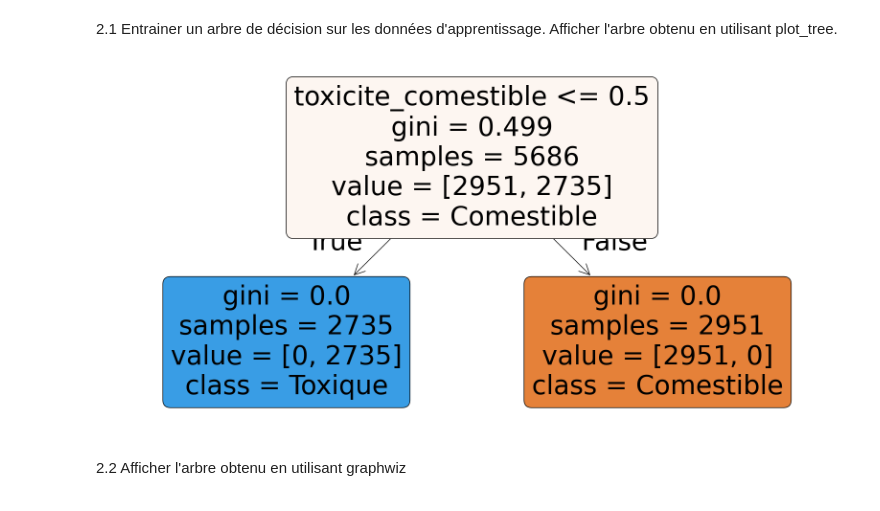
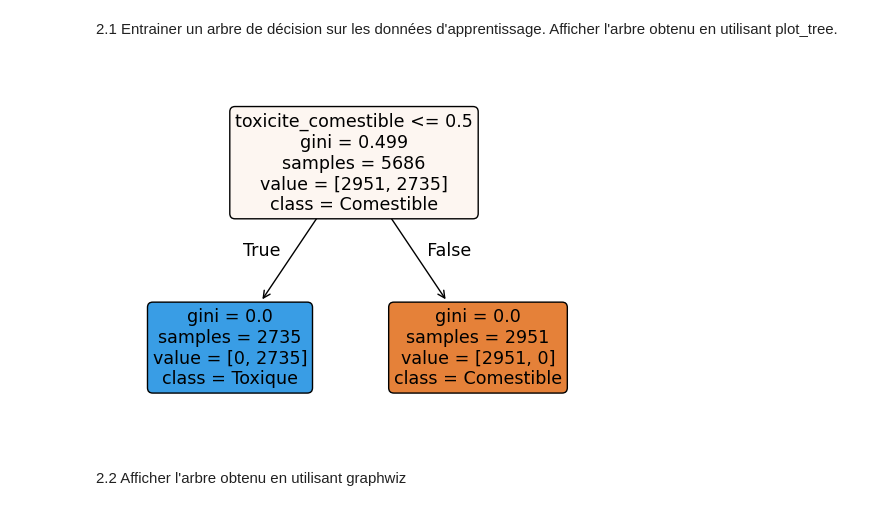
Before and after one commit to francoisloue/tp1_qualite_donnee, a Jupyter notebook: MachineLeaning/TP1_classification_champignons.ipynb, the cells around one changed output. Drawn from its saved outputs; the diff is of its cells as text; code cells hidden in the pictures.

```diff
--- a/MachineLeaning/TP1_classification_champignons.ipynb
+++ b/MachineLeaning/TP1_classification_champignons.ipynb
@@ -122,14 +122,14 @@ y_dev shape: (2438,)
 # %%
 import matplotlib.pyplot as plt
 
 clf = tree.DecisionTreeClassifier(random_state=42)
 clf.fit(X_train, y_train)
 
-plt.figure(figsize=(20, 10))
+plt.figure()
 tree.plot_tree(clf, filled=True, feature_names=X_train.columns, class_names=["Comestible", "Toxique"], rounded=True)
 plt.show()
 # %% [output]
-[figure, old version]
+[figure, new version]
 # %% [markdown]
 2.2 Afficher l'arbre obtenu en utilisant graphwiz
 # %%
```
Also changed, not shown: parts of 1 cell of this notebook.
